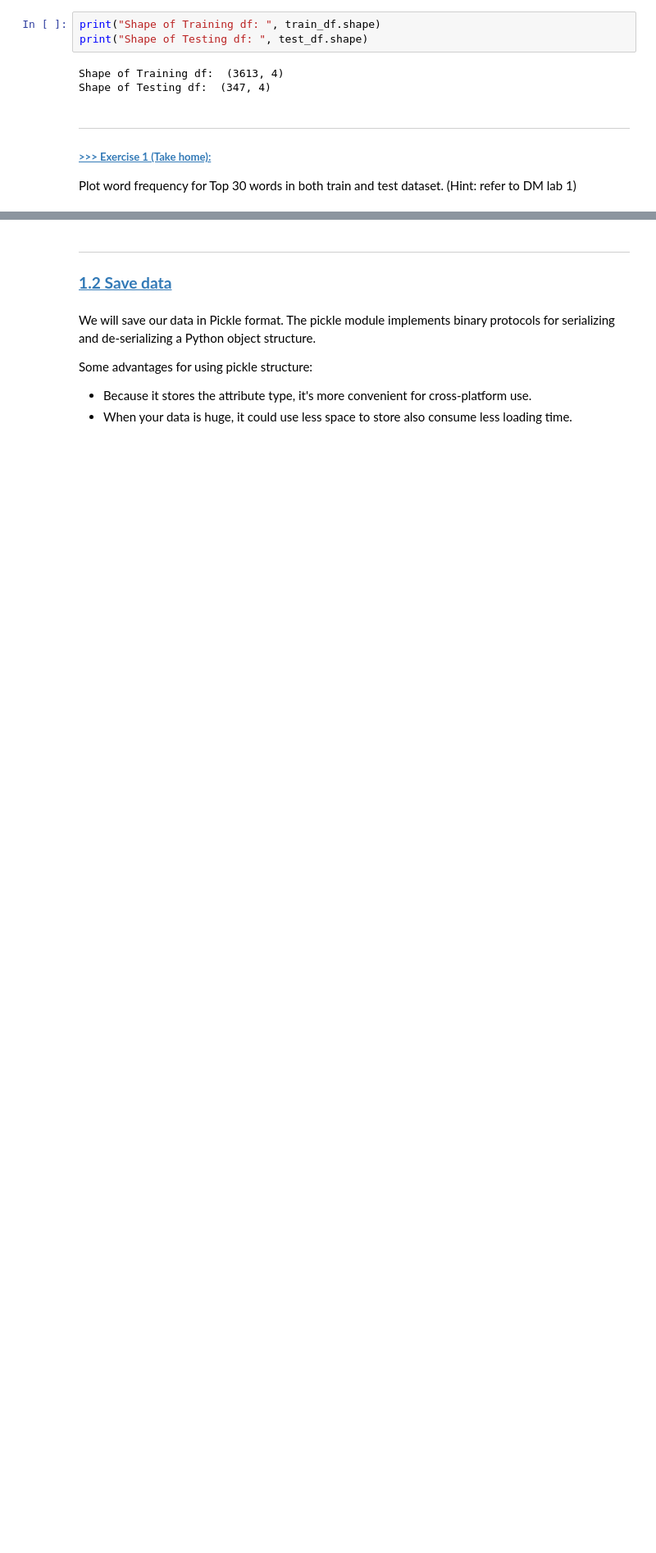
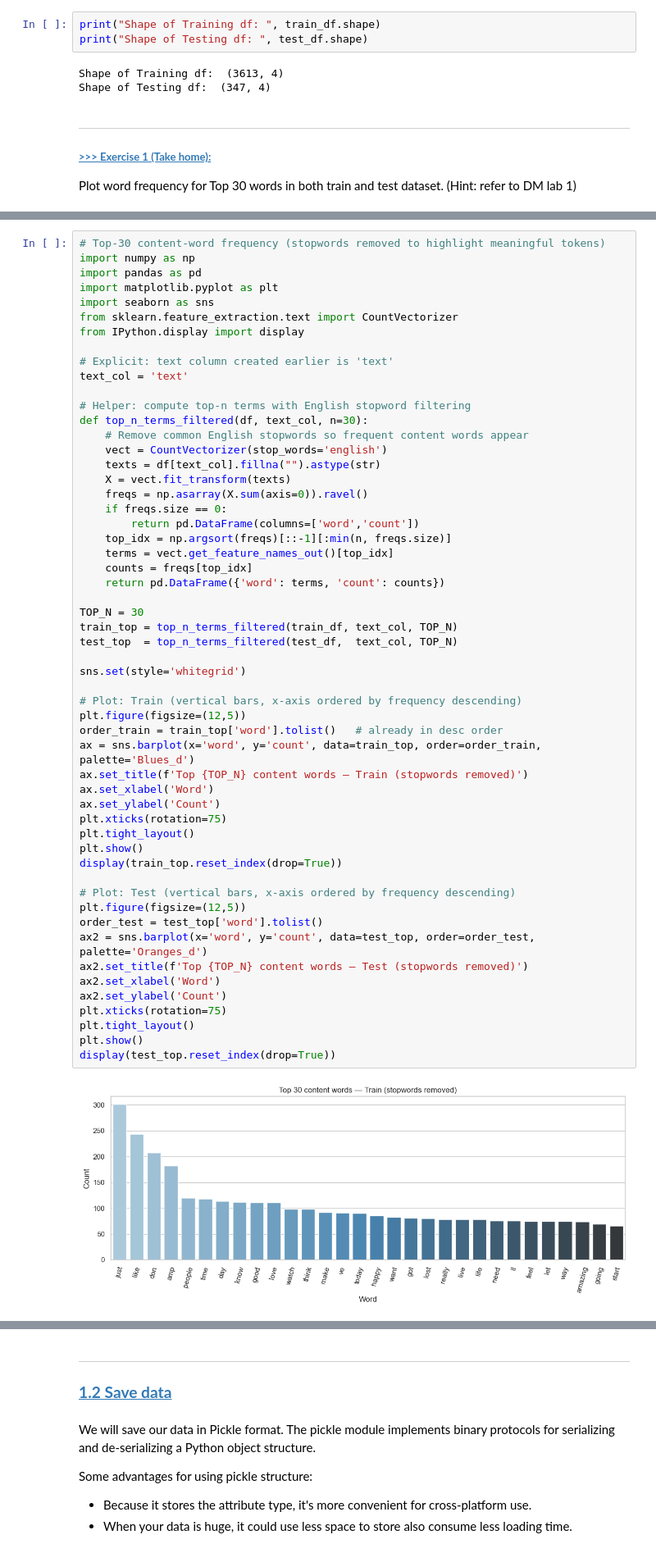
Before and after one commit to scifiengineering/DM2025-Lab2-Exercise, a Jupyter notebook: DM2025-Lab2-Master-Phase_1.ipynb, the cells around one changed output, grey strips where cells are left out. Shown: that part at 82% size. Cells and saved outputs as stored; diff of their text form; blank space fills up the shorter version.

```diff
--- a/DM2025-Lab2-Master-Phase_1.ipynb
+++ b/DM2025-Lab2-Master-Phase_1.ipynb
@@ -180,0 +179,57 @@ Plot word frequency for Top 30 words in both train and test dataset. (Hint: refe
+# %%
+# Top-30 content-word frequency (stopwords removed to highlight meaningful tokens)
+import numpy as np
+import pandas as pd
+import matplotlib.pyplot as plt
+import seaborn as sns
+from sklearn.feature_extraction.text import CountVectorizer
+from IPython.display import display
+
+# Explicit: text column created earlier is 'text'
+text_col = 'text'
+
+# Helper: compute top-n terms with English stopword filtering
+def top_n_terms_filtered(df, text_col, n=30):
+    # Remove common English stopwords so frequent content words appear
+    vect = CountVectorizer(stop_words='english')
+    texts = df[text_col].fillna("").astype(str)
+    X = vect.fit_transform(texts)
+    freqs = np.asarray(X.sum(axis=0)).ravel()
+    if freqs.size == 0:
+        return pd.DataFrame(columns=['word','count'])
+    top_idx = np.argsort(freqs)[::-1][:min(n, freqs.size)]
+    terms = vect.get_feature_names_out()[top_idx]
+    counts = freqs[top_idx]
+    return pd.DataFrame({'word': terms, 'count': counts})
+
+TOP_N = 30
+train_top = top_n_terms_filtered(train_df, text_col, TOP_N)
+test_top  = top_n_terms_filtered(test_df,  text_col, TOP_N)
+
+sns.set(style='whitegrid')
+
+# Plot: Train (vertical bars, x-axis ordered by frequency descending)
+plt.figure(figsize=(12,5))
+order_train = train_top['word'].tolist()   # already in desc order
+ax = sns.barplot(x='word', y='count', data=train_top, order=order_train, palette='Blues_d')
+ax.set_title(f'Top {TOP_N} content words — Train (stopwords removed)')
+ax.set_xlabel('Word')
+ax.set_ylabel('Count')
+plt.xticks(rotation=75)
+plt.tight_layout()
+plt.show()
+display(train_top.reset_index(drop=True))
+
+# Plot: Test (vertical bars, x-axis ordered by frequency descending)
+plt.figure(figsize=(12,5))
+order_test = test_top['word'].tolist()
+ax2 = sns.barplot(x='word', y='count', data=test_top, order=order_test, palette='Oranges_d')
+ax2.set_title(f'Top {TOP_N} content words — Test (stopwords removed)')
+ax2.set_xlabel('Word')
+ax2.set_ylabel('Count')
+plt.xticks(rotation=75)
+plt.tight_layout()
+plt.show()
+display(test_top.reset_index(drop=True))
+# %% [output]
+[figure, added]
```
Also changed, not shown: parts of 37 cells of this notebook, 2 other files.
